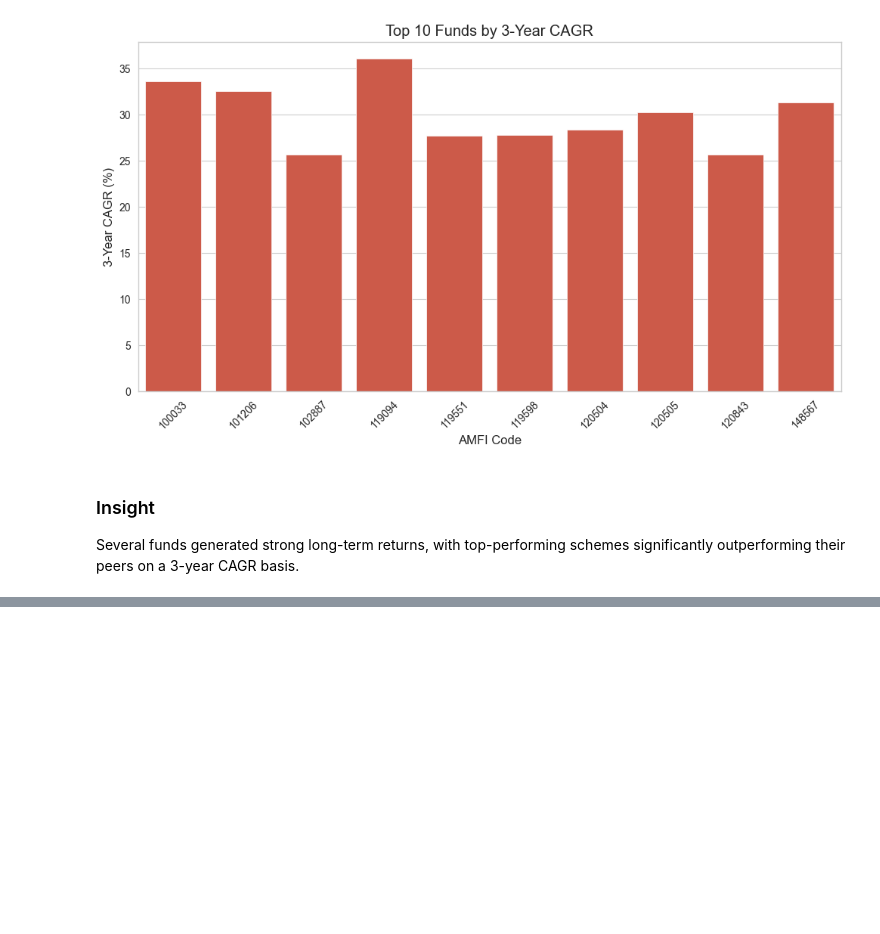
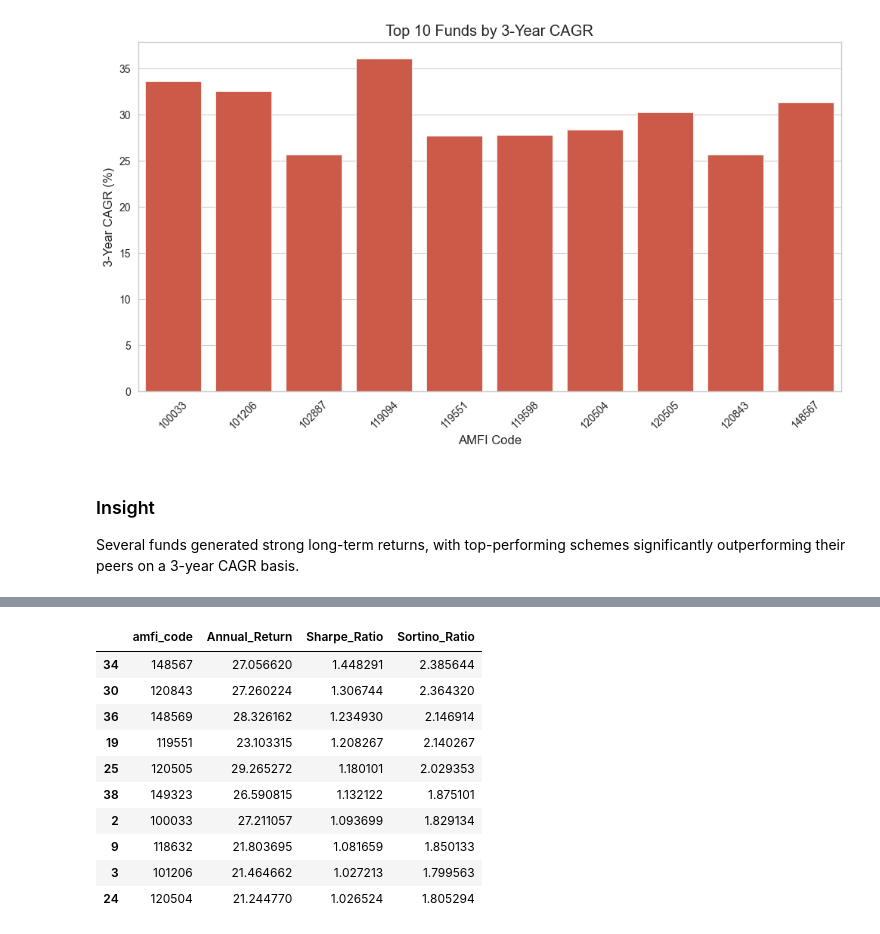
Before and after one commit to Sarthak-1229/Bluestock, a Jupyter notebook: notebooks/Performance_Analytics.ipynb, the cells around one changed output, grey strips where cells are left out. Drawn from its saved outputs; the diff is of its cells as text; code cells hidden in the pictures; blank space fills up the shorter version.

```diff
--- a/notebooks/Performance_Analytics.ipynb
+++ b/notebooks/Performance_Analytics.ipynb
@@ -188,0 +249,19 @@ print("CAGR table saved successfully.")
+# %%
+top_sharpe = risk_metrics_df.sort_values(
+    by="Sharpe_Ratio",
+    ascending=False
+)
+
+top_sharpe.head(10)
+# %% [output]
+|  | amfi_code | Annual_Return | Sharpe_Ratio | Sortino_Ratio |
+| 34 | 148567 | 27.056620 | 1.448291 | 2.385644 |
+| 30 | 120843 | 27.260224 | 1.306744 | 2.364320 |
+| 36 | 148569 | 28.326162 | 1.234930 | 2.146914 |
+| 19 | 119551 | 23.103315 | 1.208267 | 2.140267 |
+| 25 | 120505 | 29.265272 | 1.180101 | 2.029353 |
+| 38 | 149323 | 26.590815 | 1.132122 | 1.875101 |
+| 2 | 100033 | 27.211057 | 1.093699 | 1.829134 |
+| 9 | 118632 | 21.803695 | 1.081659 | 1.850133 |
+| 3 | 101206 | 21.464662 | 1.027213 | 1.799563 |
+| 24 | 120504 | 21.244770 | 1.026524 | 1.805294 |
```
Also changed, not shown: parts of 4 cells of this notebook, 6 other files.
